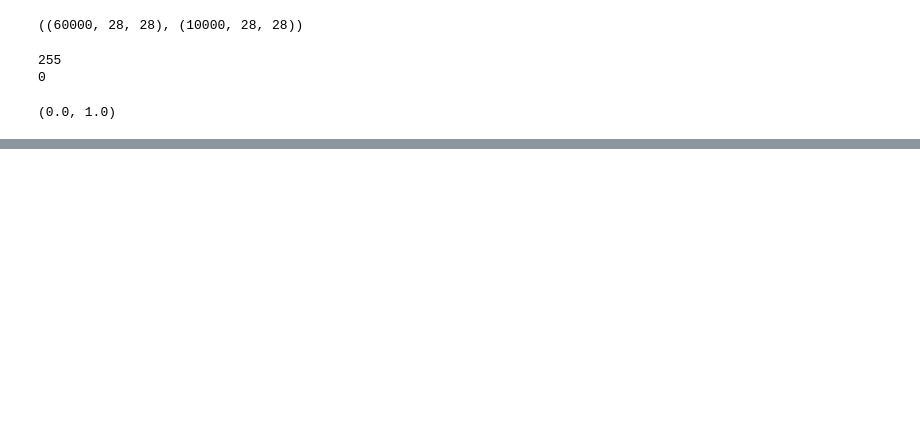
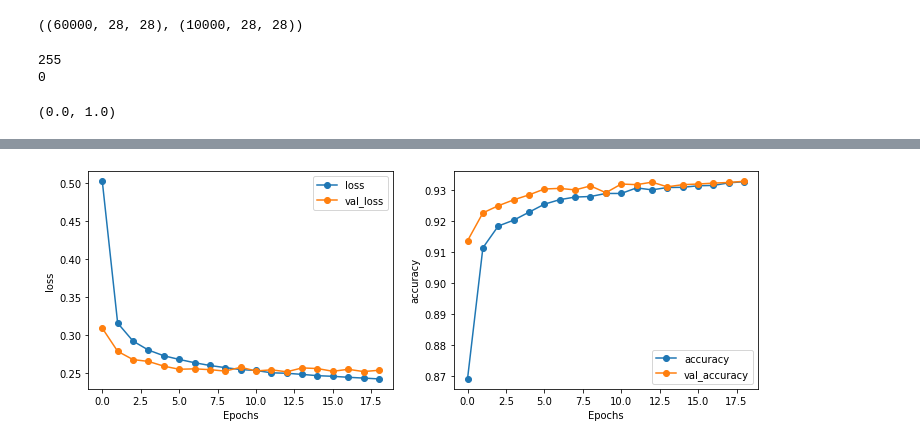
Before and after one commit to FHegardt/Deep_Learning_FH, a Jupyter notebook: Lec2_MLP_image_classification.ipynb, the cells around one changed output, grey strips where cells are left out. Cells and saved outputs as stored; diff of their text form; code cells hidden in the pictures; blank space fills up the shorter version.

```diff
--- a/Lec2_MLP_image_classification.ipynb
+++ b/Lec2_MLP_image_classification.ipynb
@@ -26,0 +37,17 @@ fig, axes = plt.subplots(2,5)
+# %%
+from tensorflow.keras import Sequential
+from tensorflow.keras.layers import Flatten, Dense
+
+def MLP_model(nodes = None, names = None, activations =[]):
+    model = Sequential(name ="MLP_model")
+    model.add(Flatten(input_shape=(28,28), name = "input_layer"))
+
+    for node, name, activation in zip(nodes, names, activations):
+        model.add(Dense(node, name = name, activation = activation))
+
+    model.compile(loss = "sparse_categorical_crossentropy", optimizer = "adam", metrics = ["accuracy"])
+
+    return model
+
+model_1 = MLP_model(nodes = [10], names = ["Output_layer"], activations=["softmax"])
+model_1.summary()
@@ -26,0 +68,2 @@ fig, axes = plt.subplots(2,5)
+# %%
+model_1.fit(X_train, y_train, validation_split=1/6, epochs=19, verbose=0)
@@ -26,0 +72,4 @@ fig, axes = plt.subplots(2,5)
+# %%
+metrics = pd.DataFrame(model_1.history.history)
+metrics.index = range(len(metrics))
+metrics.head()
@@ -26,0 +83,10 @@ fig, axes = plt.subplots(2,5)
+# %%
+def plot_metrics(df_history, style = "-o"):
+    _, axes = plt.subplots(1,2,figsize = (12,4))
+    columns = [["loss", "val_loss"], ["accuracy", "val_accuracy"]]
+    for ax, col in zip(axes, columns):
+        df_history.plot(y=col, xlabel="Epochs", ylabel = col[0], ax = ax, style = style)
+
+plot_metrics(metrics)
+# %% [output]
+[figure, added]
```
Also changed, not shown: parts of 14 cells of this notebook.
